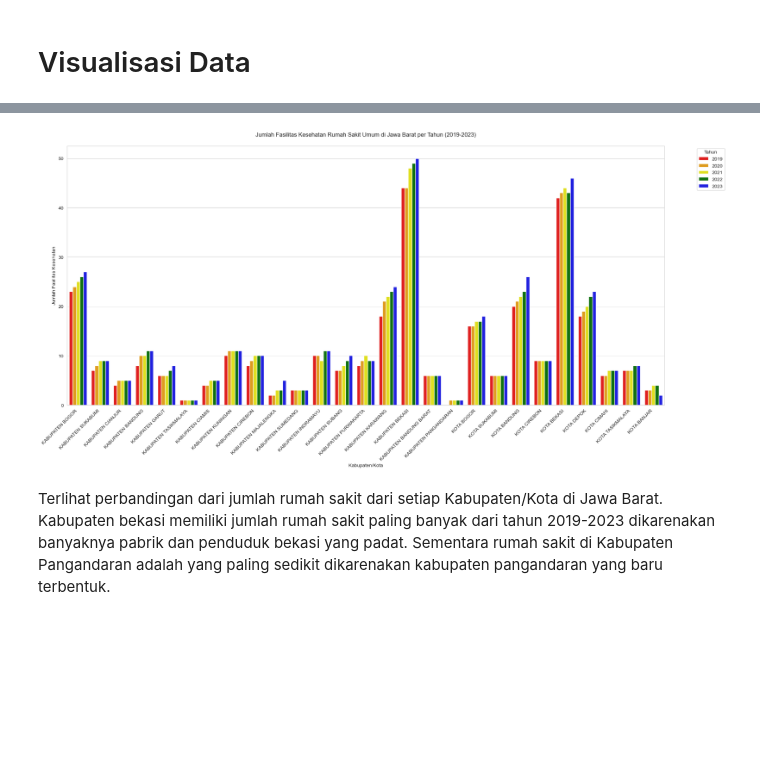
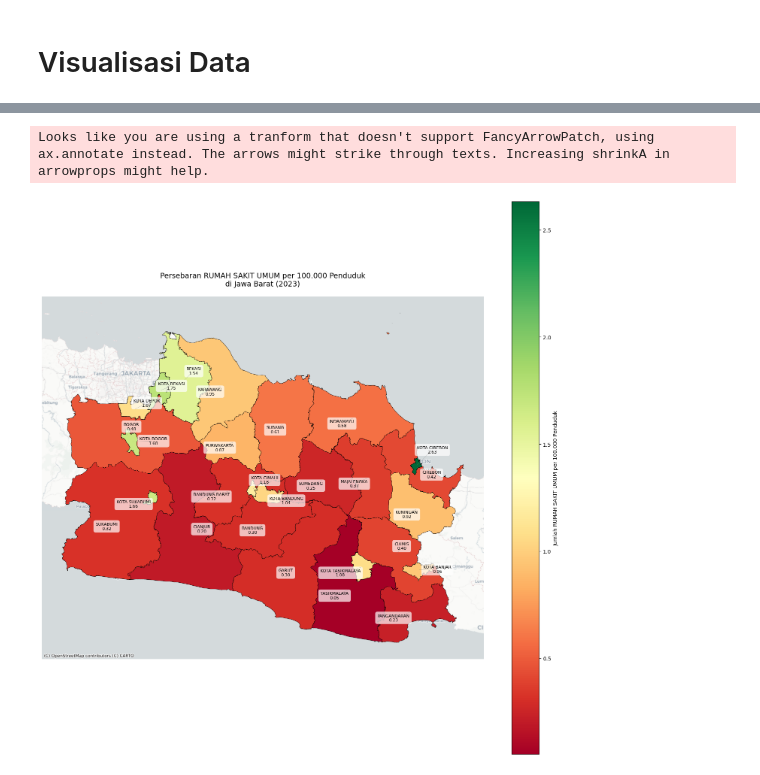
Before and after one commit to EIGHISTADWIPUTRA/Data_Mining_Tugas_1_Kel-1_C-1, a Jupyter notebook: Data_Mining_1.ipynb, the cells around one changed output, grey strips where cells are left out. Drawn from its saved outputs; the diff is of its cells as text; code cells hidden in the pictures; blank space fills up the shorter version.

Commit message:
add visualisasi

```diff
--- a/Data_Mining_1.ipynb
+++ b/Data_Mining_1.ipynb
@@ -36,2 +38,4 @@ import seaborn as sns
 # %% [markdown]
 # DATASET YANG DIGUNAKAN
+# %%
+populasi = pd.read_csv("content/Datasets/populasi_jabar_2019_2023.csv")
@@ -38,3 +79,16 @@ import seaborn as sns
+# %%
+populasi.rename(columns = {'Kabupaten/Kota' : 'nama_kabupaten_kota'}, inplace = True)
+
+# Ubah kolom nama_kabupaten_kota menjadi huruf kapital pada dataset populasi
+populasi['nama_kabupaten_kota'] = populasi['nama_kabupaten_kota'].str.upper()
+
+# Ubah dataset populasi ke dalam long format
+populasi_long = populasi.melt(id_vars=['nama_kabupaten_kota'],
+                              var_name='tahun',
+                              value_name='populasi')
+
+# Ubah kolom 'tahun' pada populasi_long menjadi tipe data integer
+populasi_long['tahun'] = populasi_long['tahun'].astype(int)
 # %% [markdown]
 ## Jumlah Fasilitas Kesehatan Berdasarkan Jenis di Jawa Barat
 # %% [markdown]
@@ -901,0 +1043,6 @@ clean_faskes
+# %%
+# Gabungkan kedua dataset berdasarkan kolom 'nama_kabupaten_kota' dan 'tahun'
+normalisasi_faskes = pd.merge(clean_faskes, populasi_long, on=['nama_kabupaten_kota', 'tahun'], how='inner')
+
+# Tampilkan hasil penggabungan
+normalisasi_faskes.head()
@@ -901,0 +1056,2 @@ clean_faskes
+# %%
+normalisasi_faskes["normalisasi_jumlah_faskes_per_100000_penduduk"] = (normalisasi_faskes['jumlah_faskes'] / (normalisasi_faskes['populasi'] * 1000) * 100000)
@@ -990,45 +1213,5 @@ clean_faskes.head()
-# %%
-# Filter dataset untuk jenis faskes Rumah Sakit Umum
-df = clean_faskes[clean_faskes['jenis_faskes'] == 'RUMAH SAKIT UMUM']
-
-# Membuat plot
-plt.figure(figsize=(20, 10))
-sns.set_style("whitegrid")
-
-# Membuat barplot dengan warna sesuai tahun
-palette = {
-    2019: 'red',
-    2020: 'orange',
-    2021: 'yellow',
-    2022: 'green',
-    2023: 'blue'
-}
-
-sns.barplot(
-    data=df,
-    x='nama_kabupaten_kota',
-    y='jumlah_faskes',
-    hue='tahun',
-    palette=palette
-)
-
-# Mempercantik tampilan
-plt.title('Jumlah Fasilitas Kesehatan Rumah Sakit Umum di Jawa Barat per Tahun (2019-2023)', pad=20)
-plt.xlabel('Kabupaten/Kota')
-plt.ylabel('Jumlah Fasilitas Kesehatan')
-
-# Merotasi label x agar terbaca
-plt.xticks(rotation=45, ha='right')
-
-# Mengatur legend
-plt.legend(title='Tahun', bbox_to_anchor=(1.05, 1), loc='upper left')
-
-# Mengatur layout agar tidak terpotong
-plt.tight_layout()
-
-# Menampilkan plot
-plt.show()
-# %% [output]
-[figure, removed]
-# %% [markdown]
-Terlihat perbandingan dari jumlah rumah sakit dari setiap Kabupaten/Kota di Jawa Barat. Kabupaten bekasi memiliki jumlah rumah sakit paling banyak dari tahun 2019-2023 dikarenakan banyaknya pabrik dan penduduk bekasi yang padat. Sementara rumah sakit di Kabupaten Pangandaran adalah yang paling sedikit dikarenakan kabupaten pangandaran yang baru terbentuk.
+# %%
+show_map_faskes('RUMAH SAKIT UMUM', 2023)
+# %% [output]
+Looks like you are using a tranform that doesn't support FancyArrowPatch, using ax.annotate instead. The arrows might strike through texts. Increasing shrinkA in arrowprops might help.
+[figure, added]
```
Also changed, not shown: parts of 101 cells of this notebook, 6 other files.
